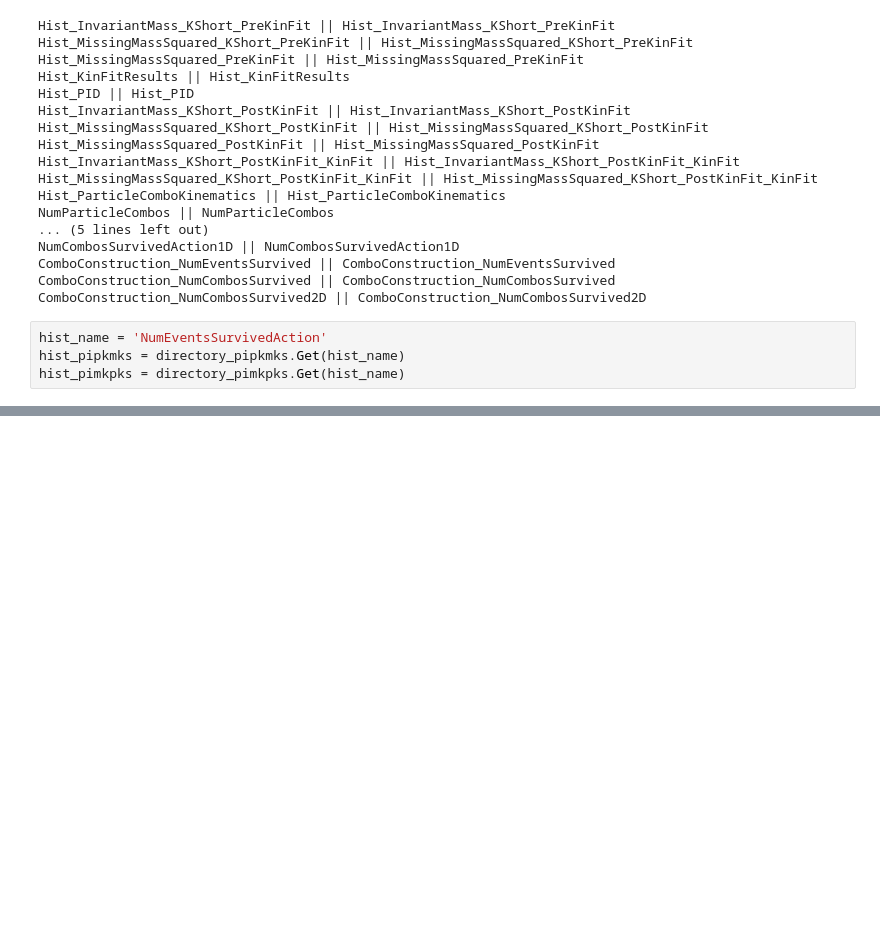
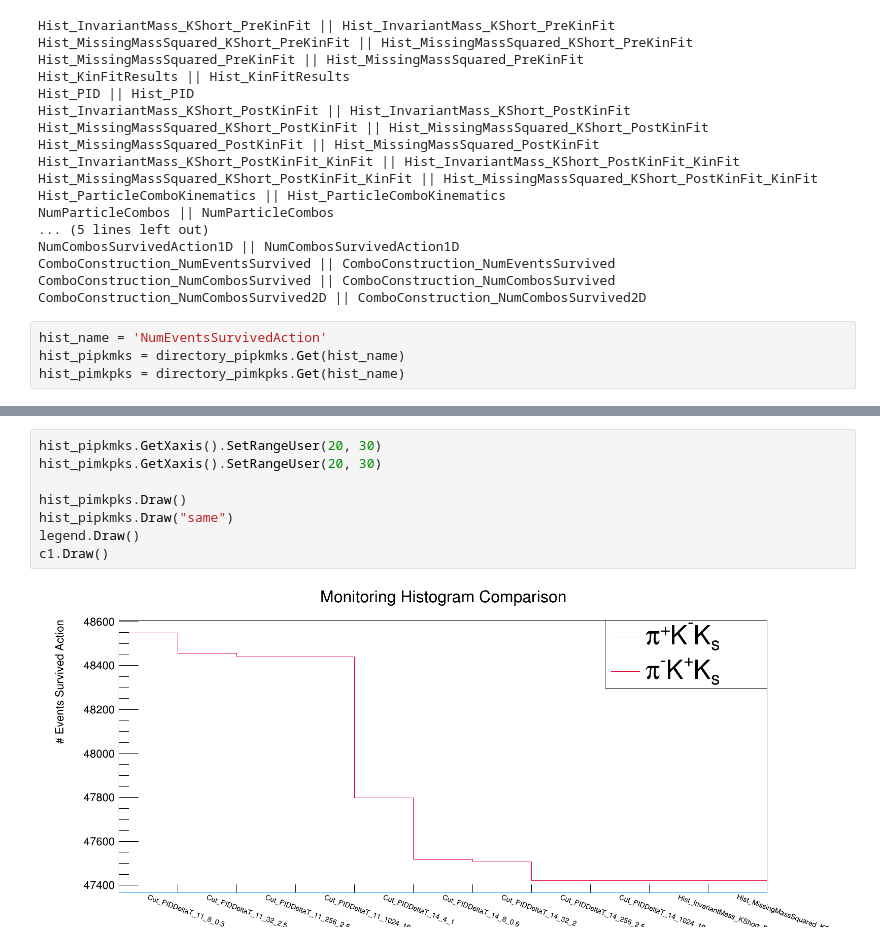
Before and after one commit to tylerviducic/gluex, a Jupyter notebook: scripts/acceptance_study/compare_monitoring_plots.ipynb, the cells around one changed output, grey strips where cells are left out. Saved outputs shown, nothing was run; the diff lists cells and outputs as text; blank space fills up the shorter version.

```diff
--- a/scripts/acceptance_study/compare_monitoring_plots.ipynb
+++ b/scripts/acceptance_study/compare_monitoring_plots.ipynb
@@ -94,0 +110,10 @@ c1.Draw()
+# %%
+hist_pipkmks.GetXaxis().SetRangeUser(20, 30)
+hist_pimkpks.GetXaxis().SetRangeUser(20, 30)
+
+hist_pimkpks.Draw()
+hist_pipkmks.Draw("same")
+legend.Draw()
+c1.Draw()
+# %% [output]
+[figure, added]
```
Also changed, not shown: parts of 7 cells of this notebook.
